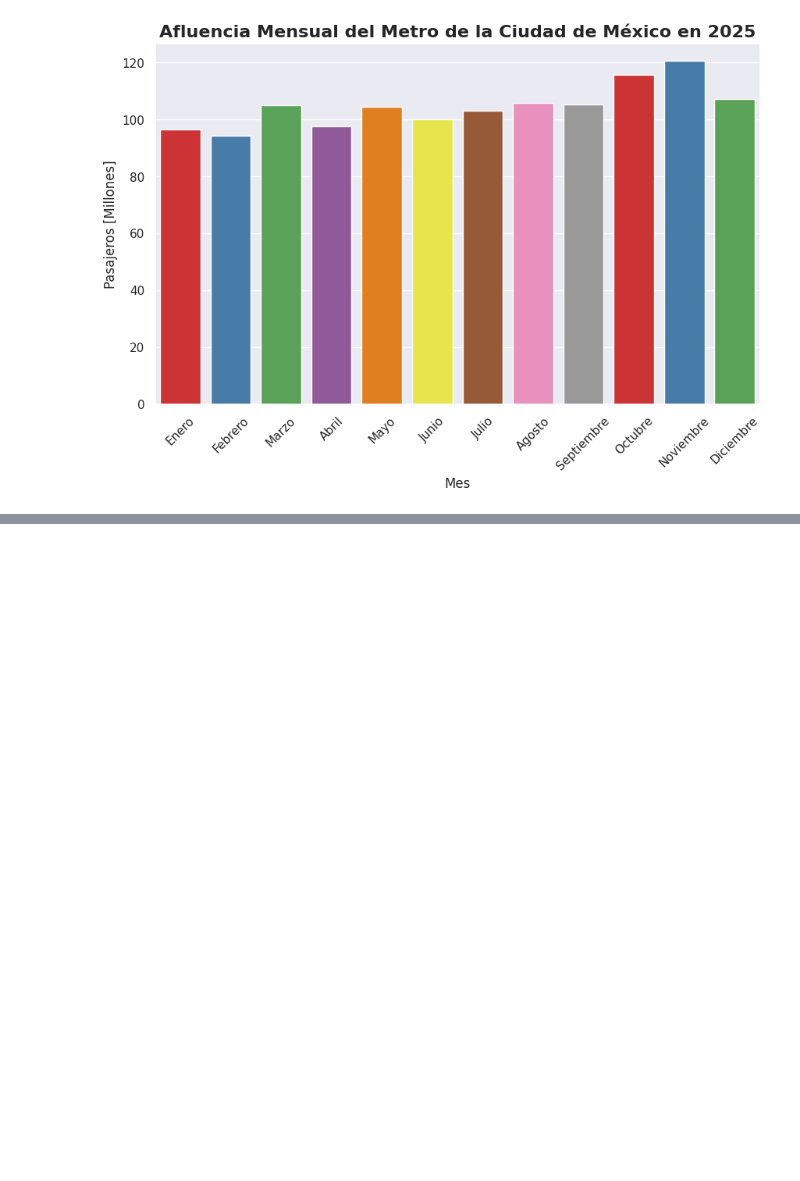
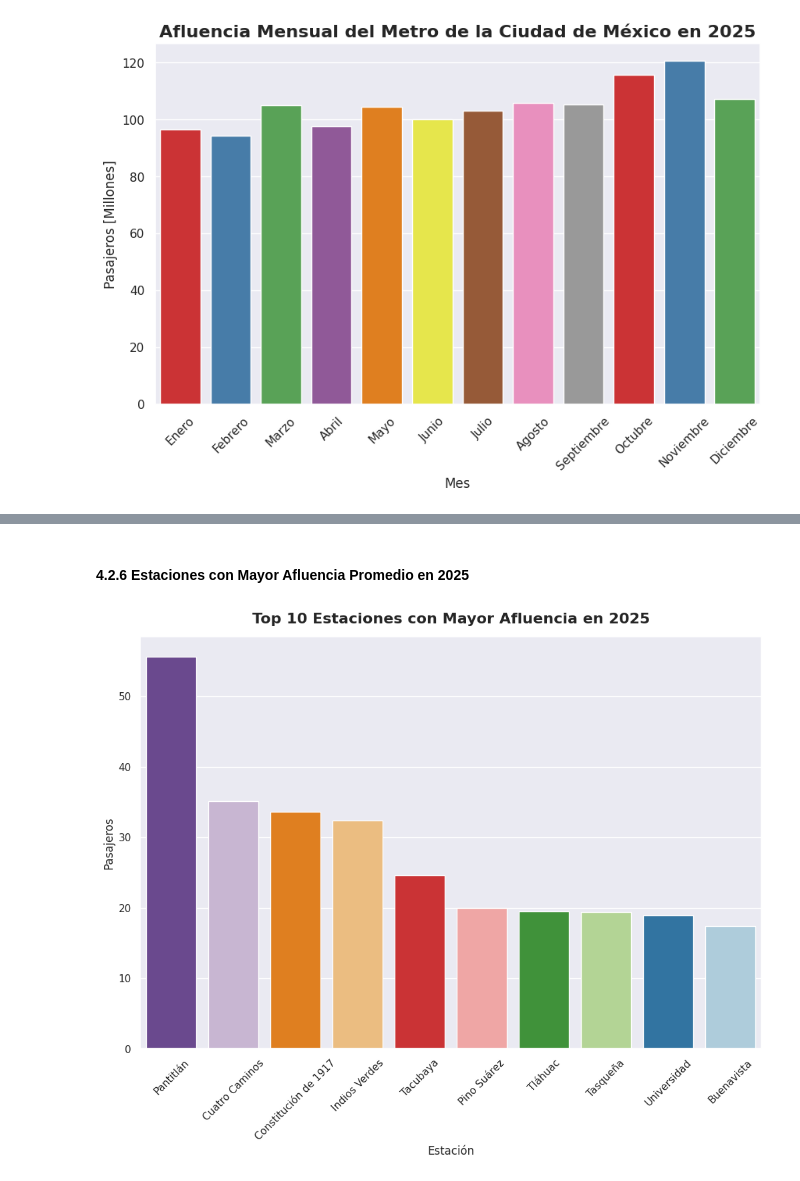
Before and after one commit to AndrsGzRo/prediccion-afluencia-metrocdmx, a Jupyter notebook: Metro_CDMX_Viz.ipynb, the cells around one changed output, grey strips where cells are left out. Cells and saved outputs as stored; diff of their text form; code cells hidden in the pictures; blank space fills up the shorter version.

```diff
--- a/Metro_CDMX_Viz.ipynb
+++ b/Metro_CDMX_Viz.ipynb
@@ -409,0 +566,26 @@ plt.show()
+# %% [markdown]
+#### 4.2.6 Estaciones con Mayor Afluencia Promedio en 2025
+# %%
+top10_total2025 = (
+    afluencia_2025.groupby('estacion')['afluencia']
+    .sum().sort_values(ascending=False).head(10).reset_index()
+)
+
+top10_total2025['afluencia_millones'] = top10_total2025['afluencia']/1e6
+plt.figure(figsize=(12,8))
+sns.barplot(
+    data=top10_total2025,
+    x='estacion',
+    y='afluencia_millones',
+    palette = 'Paired',
+    hue='afluencia',
+    legend=False
+)
+plt.xlabel('Estación')
+plt.xticks(rotation=45)
+plt.ylabel('Pasajeros')
+plt.title('Top 10 Estaciones con Mayor Afluencia en 2025',
+          fontsize=16,fontweight='bold',pad=15)
+plt.show()
+# %% [output]
+[figure, added]
```
Also changed, not shown: parts of 10 cells of this notebook.
